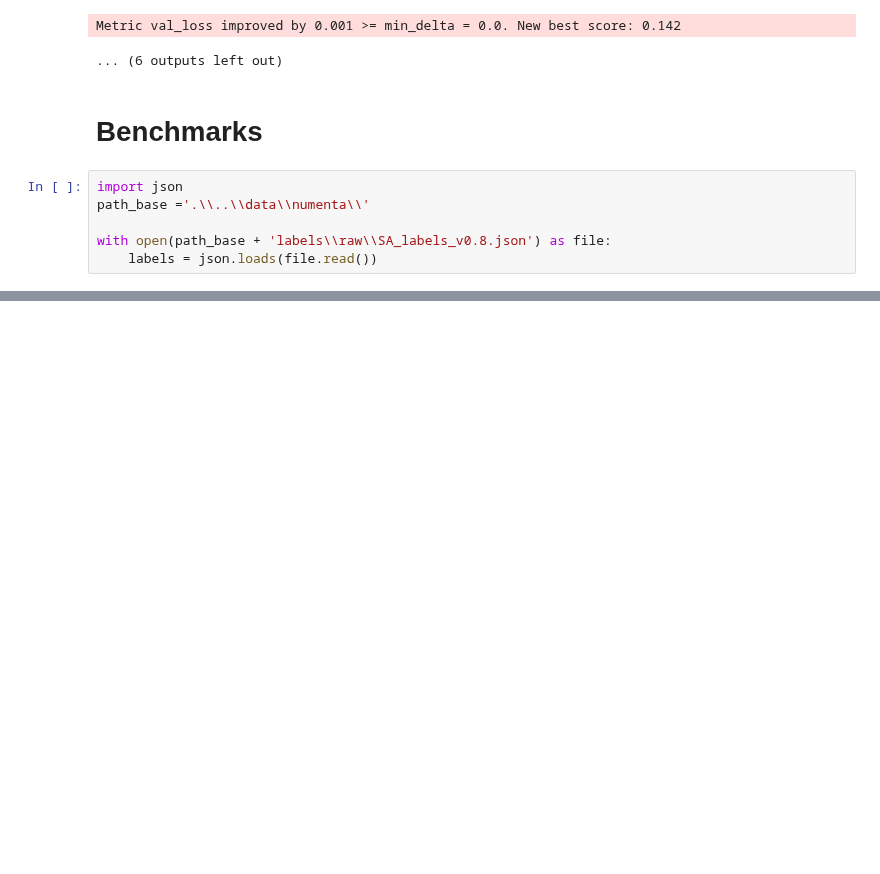
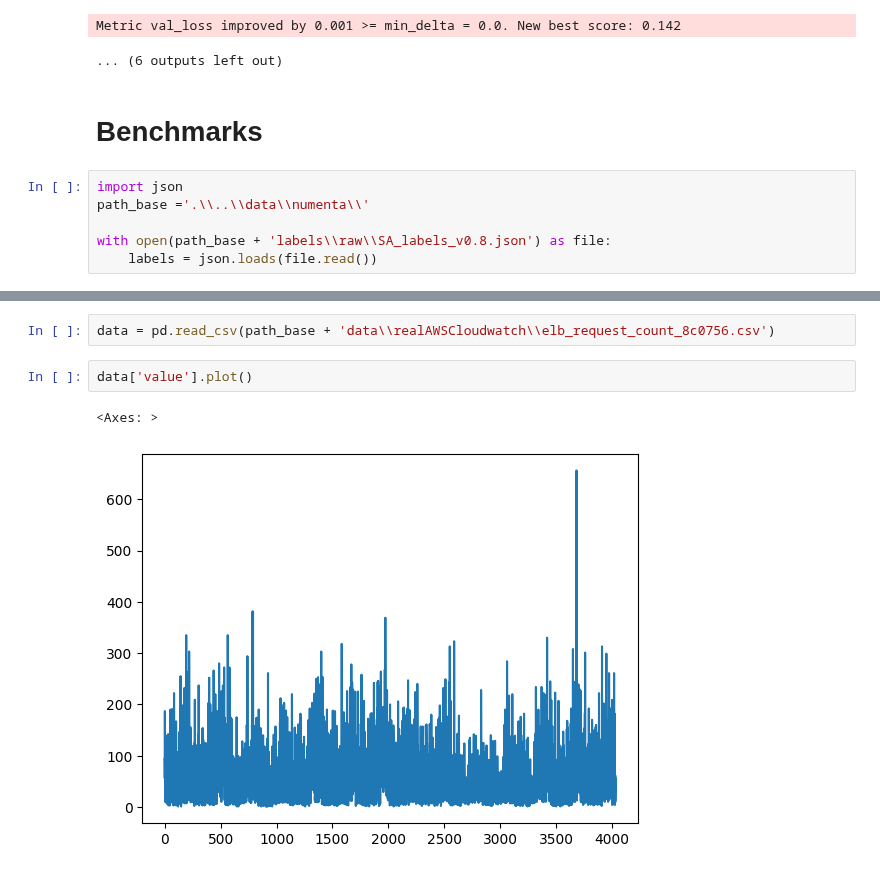
Before and after one commit to germanKoch/red-hack-time-series-analyzer, a Jupyter notebook: notebooks/convolutional_nn_quatile.ipynb, the cells around one changed output, grey strips where cells are left out. Saved outputs shown, nothing was run; the diff lists cells and outputs as text; blank space fills up the shorter version.

```diff
--- a/notebooks/convolutional_nn_quatile.ipynb
+++ b/notebooks/convolutional_nn_quatile.ipynb
@@ -543 +555,8 @@ with open(path_base + 'labels\\raw\\SA_labels_v0.8.json') as file:
+# %%
+data = pd.read_csv(path_base + 'data\\realAWSCloudwatch\\elb_request_count_8c0756.csv')
+# %%
+data['value'].plot()
+# %% [output]
+<Axes: >
+[figure, added]
 # %%
```
Also changed, not shown: parts of 5 cells of this notebook, 2 other files.
